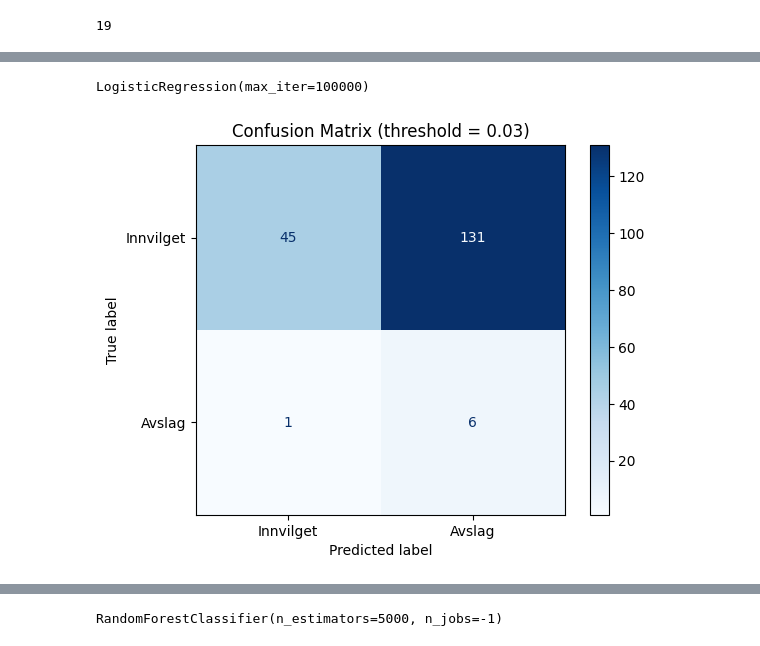
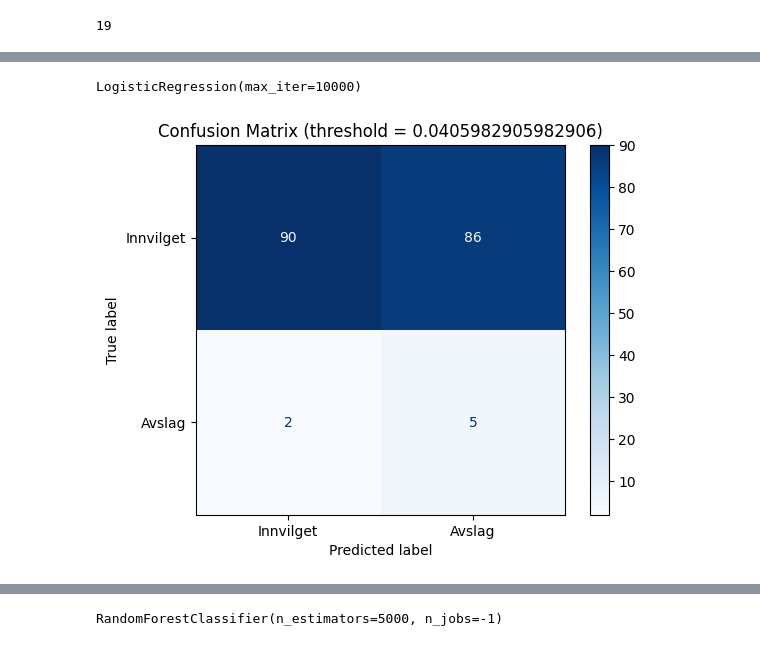
Before and after one commit to sormann/trfkaipoc, a Jupyter notebook: notebooks/avslag_binær.ipynb, the cells around one changed output, grey strips where cells are left out. Cells and saved outputs as stored; diff of their text form; code cells hidden in the pictures.

```diff
--- a/notebooks/avslag_binær.ipynb
+++ b/notebooks/avslag_binær.ipynb
@@ -124,0 +90,6 @@ df_with_interactions = pd.concat([df_num, interactions_2way, interactions_3way,
+# %%
+poly = PolynomialFeatures(2, include_bias=True)
+X = pd.DataFrame(
+    poly.fit_transform(X),
+    columns=poly.get_feature_names_out(X.columns)
+)
@@ -132,4 +116,4 @@ Totalt etter interaksjoner: 17901
 # %%
-X=df_with_interactions
-scaler = StandardScaler()
+#X=df_with_interactions
+scaler = RobustScaler()
 X = pd.DataFrame(scaler.fit_transform(X), columns=X.columns)
@@ -136,6 +136,6 @@ X = pd.DataFrame(scaler.fit_transform(X), columns=X.columns)
 # %%
 model = RandomForestClassifier(
-    n_estimators=10000,
+    n_estimators=1000,
     class_weight='balanced',
     random_state=42,
     n_jobs=-1
@@ -170,36 +170,36 @@ X=X_top
 X_train, X_test, y_train, y_test = train_test_split(X, y, test_size=0.4, random_state=42)
 # %%
 # Fit logistic regression
-model = LogisticRegression(max_iter=100000)
+model = LogisticRegression(max_iter=10000)
 model.fit(X_train, y_train)
 # %% [output]
-LogisticRegression(max_iter=100000)
+LogisticRegression(max_iter=10000)
 # %%
 yps=model.predict_proba(X_test)
 # %%
 import numpy as np
 from sklearn.metrics import confusion_matrix, ConfusionMatrixDisplay
 import matplotlib.pyplot as plt
 
 # Predicted probabilities for class "1"
 y_prob = yps[:, 1]
 
 # Adjustable threshold
-threshold = 0.03  # 👈 change this value between 0 and 1
+threshold = andel_avslag # 👈 change this value between 0 and 1
 
 # Convert probabilities to class predictions
 y_pred = (y_prob >= threshold).astype(int)
 
 # Compute confusion matrix
 cm = confusion_matrix(y_test, y_pred)
 disp = ConfusionMatrixDisplay(confusion_matrix=cm, display_labels=["Innvilget", "Avslag"])
 
 # Plot
 disp.plot(cmap="Blues")
 plt.title(f"Confusion Matrix (threshold = {threshold})")
 plt.show()
 # %% [output]
-[figure, old version]
+[figure, new version]
 # %%
 # Detailed metrics per class
 print("Classification Report Logistic regression:")
```
Also changed, not shown: parts of 24 cells of this notebook, 7 other files.
